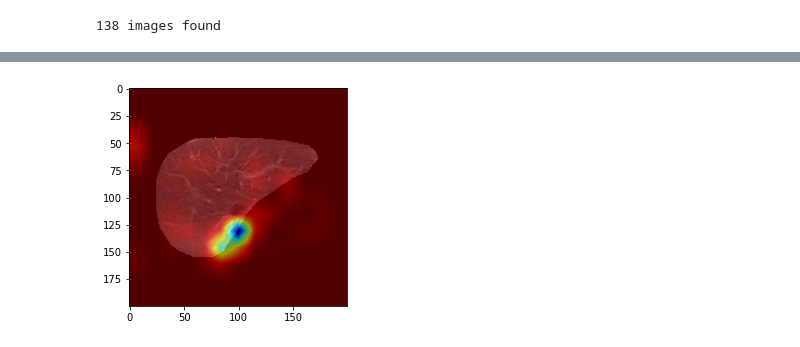
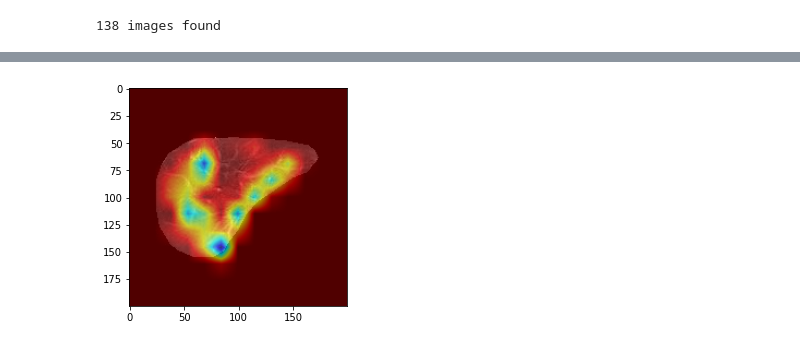
Before and after one commit to wtyo1768/liver-cancer-prediction, a Jupyter notebook: cam/cam cgc.ipynb, the cells around one changed output, grey strips where cells are left out. Saved outputs shown, nothing was run; the diff lists cells and outputs as text; code cells hidden in the pictures.

Commit message:
Refine constant and path

```diff
--- a/cam/cam cgc.ipynb
+++ b/cam/cam cgc.ipynb
@@ -59,6 +52,7 @@ class ds(Dataset):
 # %%
 ds = ImagesDataset()
 target_category = 1
-f = '/home/rockyo/liver-canser-prediction/data/segmented_liver/pT2 HCC/mri_type/26180159'
+#! select ur source mri image
+f = '/home/rockyo/byol/data/segmented_liver/pT2 HCC/mri_type/26180159'
 # %% [output]
 138 images found
@@ -100,22 +87,19 @@ def show_cam(f, model_cam, target_layer):
     )
     return grayscale_cam
 # %%
-m = cls(class_weight=[0.78409091, 1.38], enc='ca')
+m = cls(class_weight=[0.78409091, 1.38], enc='ca', load_pretrained=False)
 
-ff = '/home/rockyo/byol/model_ca/0.85_0.78.pth'
+model_path = '/home/rockyo/byol/model/model_ca/0.85_0.78.pth'
 
-m.load_state_dict(torch.load(ff))
+m.load_state_dict(torch.load(model_path))
 model_cam = m.encoder.netwrapper.net.net
 target_layer = model_cam._blocks[11]
 
 g = show_cam(f, model_cam, target_layer)
-for i, t in enumerate(
-    [
-     'T2',
-    ]):
+for i, t in enumerate(['T2',]):
     img = img_process(f.replace('mri_type', t))
     v = show_cam_on_image(img, g[i])
     plt.imshow(v)
     plt.show()
 # %% [output]
-[figure, old version]
+[figure, new version]
```
Also changed, not shown: parts of 3 cells of this notebook, 15 other files.
